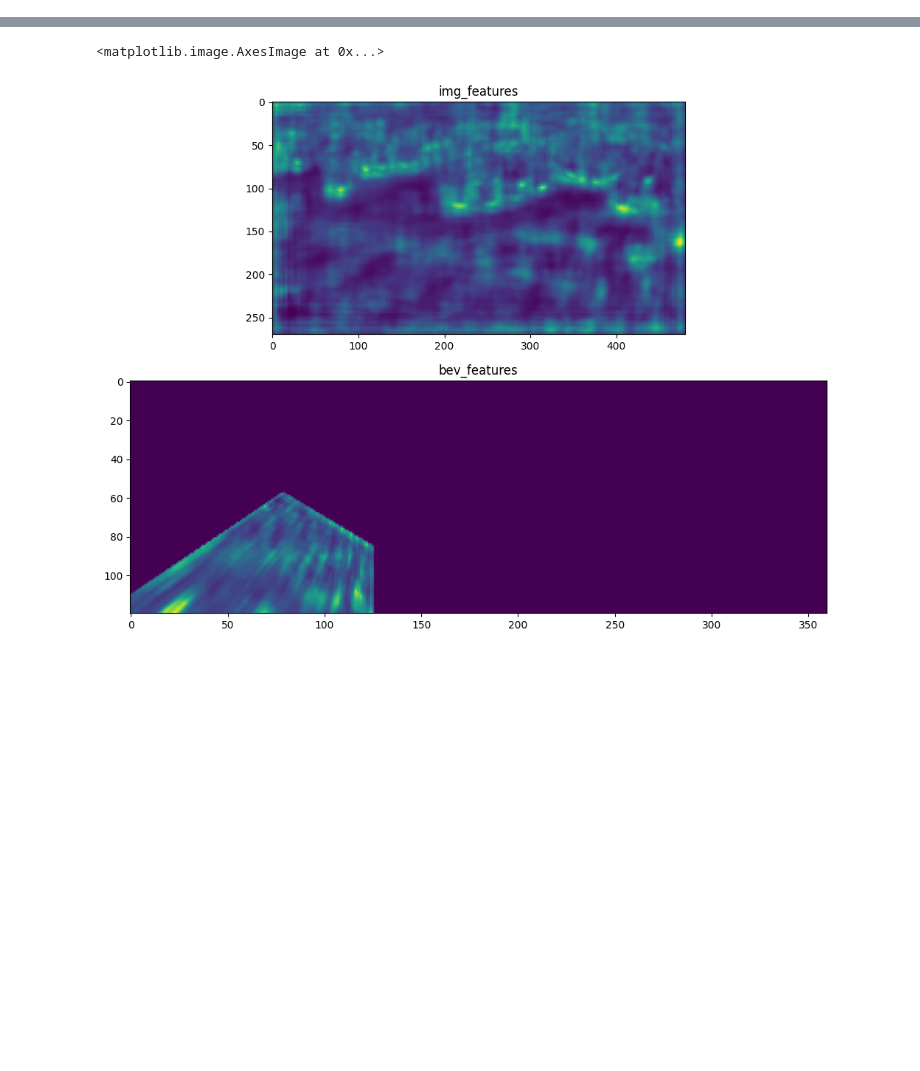
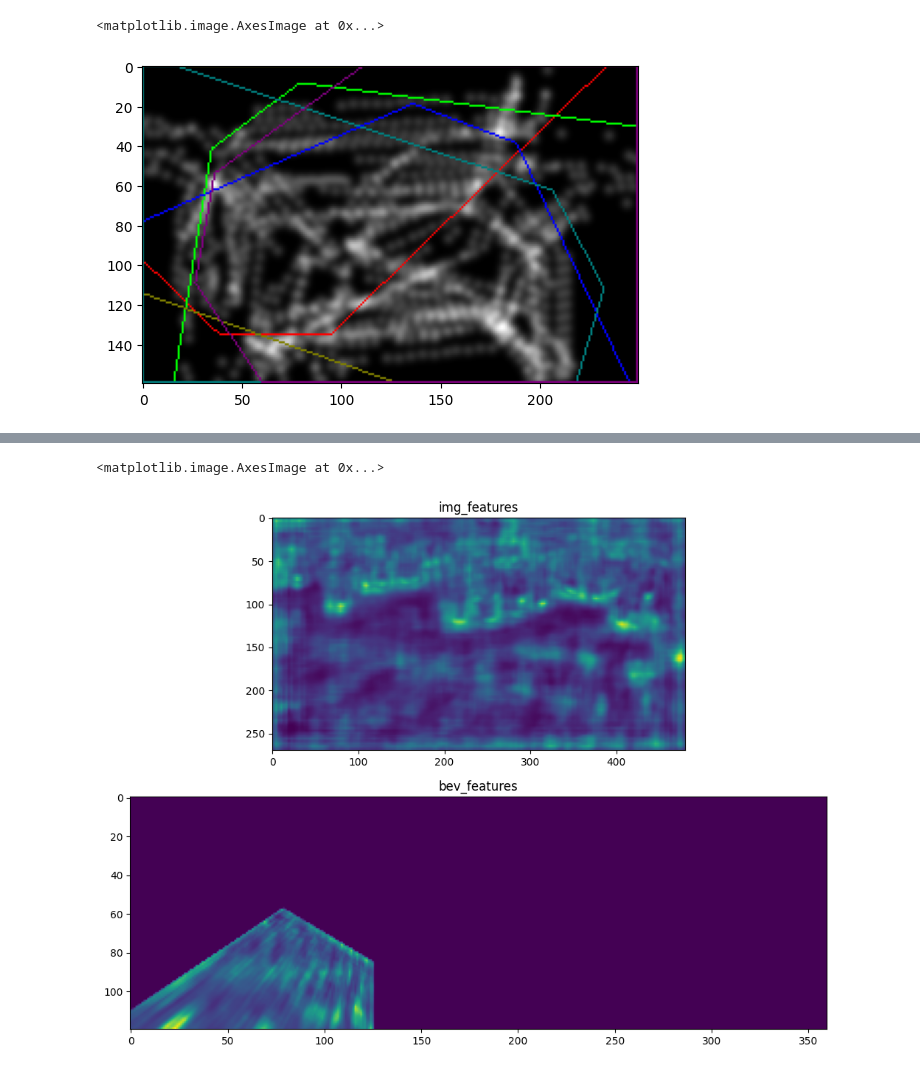
Before and after one commit to ErikBrorsson/MVDet, a Jupyter notebook: trash.ipynb, the cells around one changed output, grey strips where cells are left out. Saved outputs shown, nothing was run; the diff lists cells and outputs as text; code cells hidden in the pictures; blank space fills up the shorter version.

Commit message:
erikb: working on pseudo-label threshold selection visualization

```diff
--- a/trash.ipynb
+++ b/trash.ipynb
@@ -368,9 +380,9 @@ parser.add_argument('--pseudo_label_th', type=float, default=None, help='confide
 args = parser.parse_args(args=[])
 # %%
 
-args.dataset = "wildtrack"
+args.dataset = "multiviewx"
 args.train_viz = True
-args.data_path = "/data/Wildtrack"
+args.data_path = "/data/MultiviewX"
 args.avgpool = True
 args.resume_model = "/mnt/2024-09-13_08-54-23-114946/MultiviewDetector.pth"
 # %%
@@ -387,0 +530,34 @@ with torch.no_grad():
+# %%
+map_missed_tot = torch.zeros_like(map_gt).cpu().detach().numpy().squeeze()
+map_detected_tot = torch.zeros_like(map_gt).cpu().detach().numpy().squeeze()
+map_fp_tot = torch.zeros_like(map_gt).cpu().detach().numpy().squeeze()
+for detections, missed_detections, false_positives in zip(detections_list, missed_detections_list, false_positives_list):
+    map_missed = torch.zeros_like(map_gt)
+    # missed_detections = gt_pos[M==0]
+    for pos in missed_detections:
+        map_missed[:,:,int(pos[0].item()), int(pos[1].item())] = 1
+    map_missed = criterion._traget_transform(map_gt, map_missed, test_loader.dataset.dicts[dataset_name[0]]['base'].map_kernel).cpu().detach().numpy().squeeze()
+    map_missed_tot += map_missed
+
+    map_detected = torch.zeros_like(map_gt)
+    # detections = gt_pos[M!=0]
+    for pos in detections:
+        map_detected[:,:,int(pos[0].item()), int(pos[1].item())] = 1
+    map_detected = criterion._traget_transform(map_gt, map_detected, test_loader.dataset.dicts[dataset_name[0]]['base'].map_kernel).cpu().detach().numpy().squeeze()
+    map_detected_tot += map_detected
+
+    if not false_positives is None:
+        map_fp = torch.zeros_like(map_gt)
+        # detections = gt_pos[M!=0]
+        for pos in false_positives:
+            map_fp[:,:,int(pos[0].item()), int(pos[1].item())] = 1
+        map_fp = criterion._traget_transform(map_gt, map_fp, test_loader.dataset.dicts[dataset_name[0]]['base'].map_kernel).cpu().detach().numpy().squeeze()
+        map_fp_tot += map_fp
+# %%
+# True positive heatmap
+map_detected_img = display_cam_layout(map_detected_tot / np.max(map_detected_tot), view_indicator_list)
+
+plt.imshow(map_detected_img)
+# %% [output]
+<matplotlib.image.AxesImage at 0x...>
+[figure, added]
```
Also changed, not shown: parts of 25 cells of this notebook, 1 other file.
